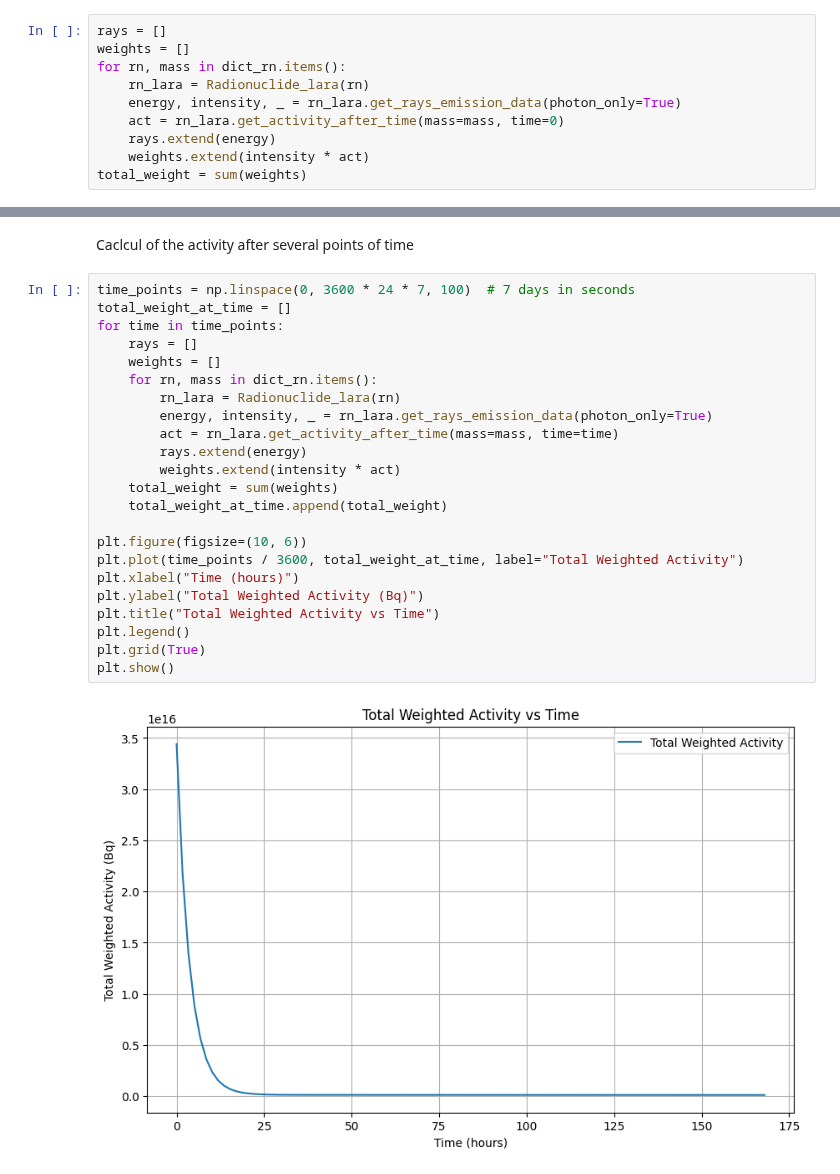
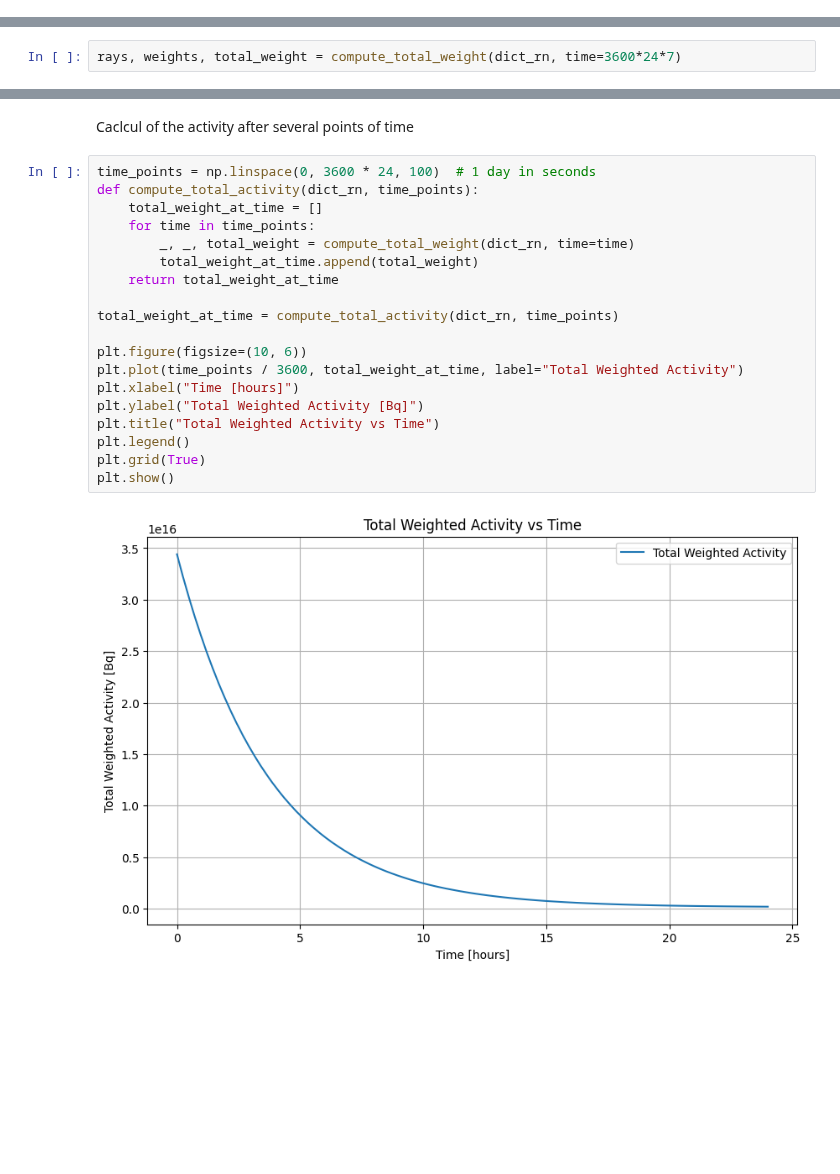
Before and after one commit to simonfouc120/open-mc-project, a Jupyter notebook: src/studies/rn_file/rn_file_study.ipynb, the cells around one changed output, grey strips where cells are left out. Saved outputs shown, nothing was run; the diff lists cells and outputs as text; blank space fills up the shorter version.

```diff
--- a/src/studies/rn_file/rn_file_study.ipynb
+++ b/src/studies/rn_file/rn_file_study.ipynb
@@ -39,12 +48,2 @@ dict_rn
 # %% [markdown]
 Calcul du terme source après 0 seconde
-# %%
-rays = []
-weights = []
-for rn, mass in dict_rn.items():
-    rn_lara = Radionuclide_lara(rn)
-    energy, intensity, _ = rn_lara.get_rays_emission_data(photon_only=True)
-    act = rn_lara.get_activity_after_time(mass=mass, time=0)
-    rays.extend(energy)
-    weights.extend(intensity * act)
-total_weight = sum(weights)
@@ -59,0 +61,2 @@ plt.show()
+# %%
+rays, weights, total_weight = compute_total_weight(dict_rn, time=3600*24*7)
@@ -60,30 +72,26 @@ plt.show()
 # %% [markdown]
 Caclcul of the activity after several points of time
 # %%
-time_points = np.linspace(0, 3600 * 24 * 7, 100)  # 7 days in seconds
-total_weight_at_time = []
-for time in time_points:
-    rays = []
-    weights = []
-    for rn, mass in dict_rn.items():
-        rn_lara = Radionuclide_lara(rn)
-        energy, intensity, _ = rn_lara.get_rays_emission_data(photon_only=True)
-        act = rn_lara.get_activity_after_time(mass=mass, time=time)
-        rays.extend(energy)
-        weights.extend(intensity * act)
-    total_weight = sum(weights)
-    total_weight_at_time.append(total_weight)
+time_points = np.linspace(0, 3600 * 24, 100)  # 1 day in seconds
+def compute_total_activity(dict_rn, time_points):
+    total_weight_at_time = []
+    for time in time_points:
+        _, _, total_weight = compute_total_weight(dict_rn, time=time)
+        total_weight_at_time.append(total_weight)
+    return total_weight_at_time
+
+total_weight_at_time = compute_total_activity(dict_rn, time_points)
 
 plt.figure(figsize=(10, 6))
 plt.plot(time_points / 3600, total_weight_at_time, label="Total Weighted Activity")
-plt.xlabel("Time (hours)")
-plt.ylabel("Total Weighted Activity (Bq)")
+plt.xlabel("Time [hours]")
+plt.ylabel("Total Weighted Activity [Bq]")
 plt.title("Total Weighted Activity vs Time")
 plt.legend()
 plt.grid(True)
 plt.show()
 # %% [output]
-[figure, old version]
+[figure, new version]
 # %%
 # plot the total weighted activity of every radionuclide vs time
 # Calculate and plot the total weighted activity of every radionuclide vs time
```
Also changed, not shown: parts of 7 cells of this notebook.
